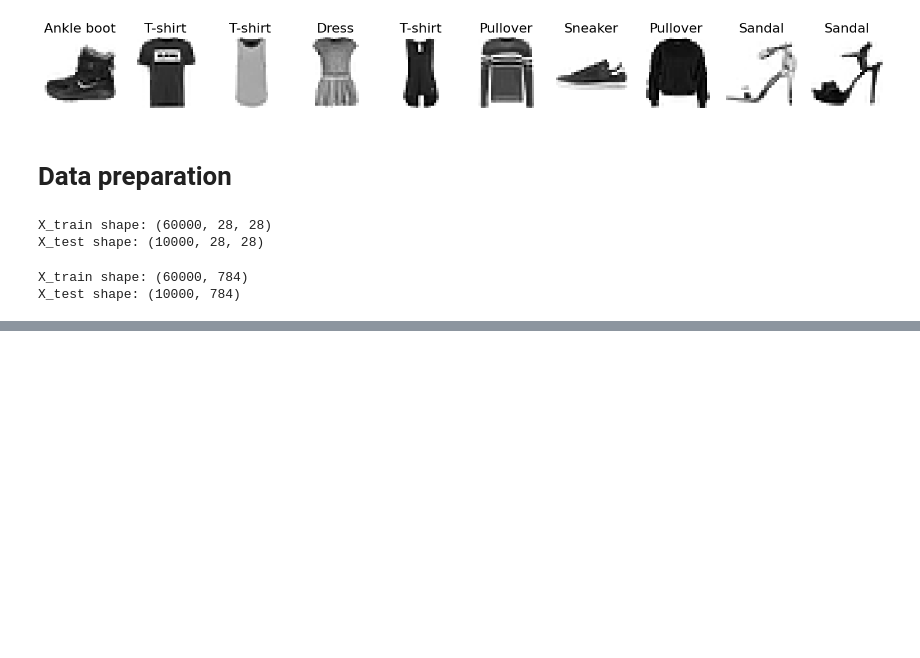
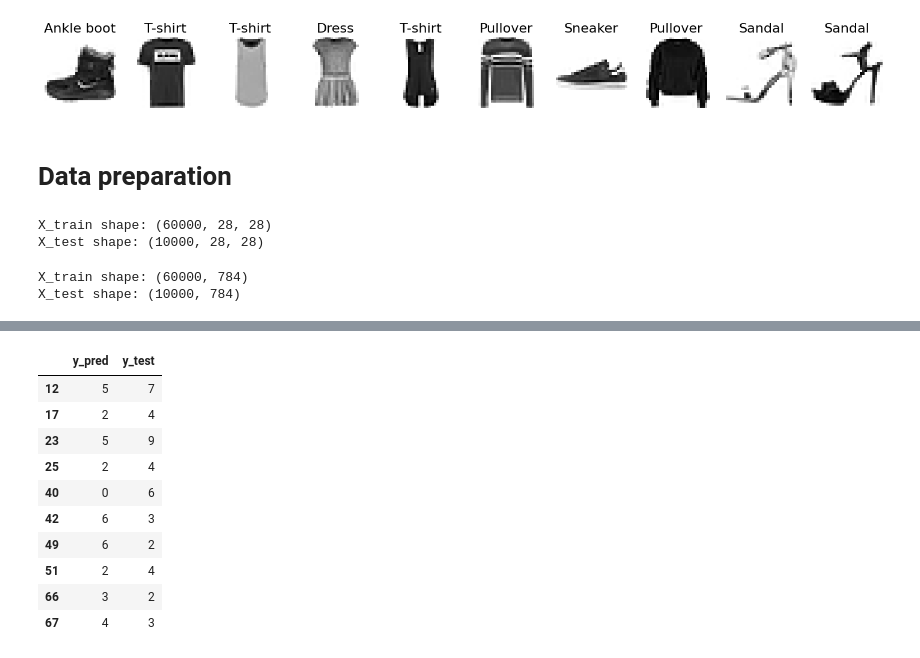
Before and after one commit to Ostryyy/image_recognition_fashion_mnist, a Jupyter notebook: image_recognition_fashion_mnist.ipynb, the cells around one changed output, grey strips where cells are left out. Cells and saved outputs as stored; diff of their text form; code cells hidden in the pictures; blank space fills up the shorter version.

```diff
--- a/image_recognition_fashion_mnist.ipynb
+++ b/image_recognition_fashion_mnist.ipynb
@@ -93,0 +176,14 @@ X_test shape: (10000, 784)
+# %%
+results.loc[errors_idxs[:10], :]
+# %% [output]
+|  | y_pred | y_test |
+| 12 | 5 | 7 |
+| 17 | 2 | 4 |
+| 23 | 5 | 9 |
+| 25 | 2 | 4 |
+| 40 | 0 | 6 |
+| 42 | 6 | 3 |
+| 49 | 6 | 2 |
+| 51 | 2 | 4 |
+| 66 | 3 | 2 |
+| 67 | 4 | 3 |
```
Also changed, not shown: parts of 11 cells of this notebook.
